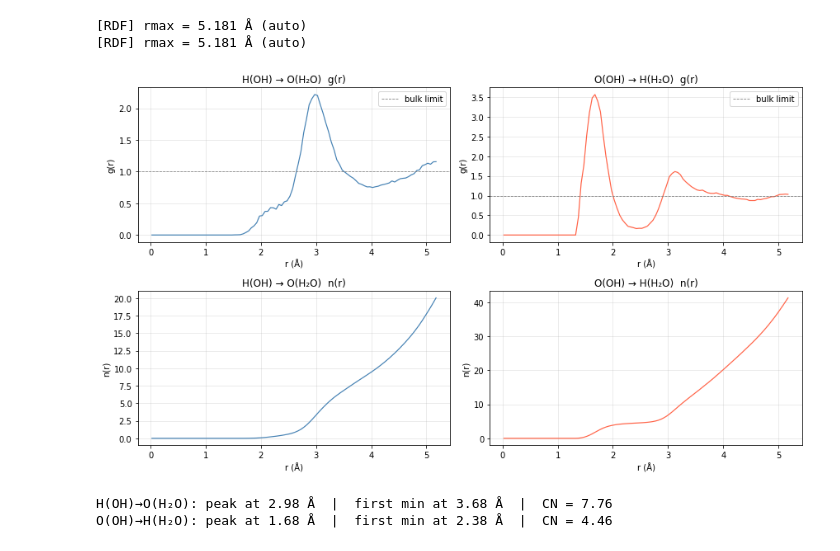
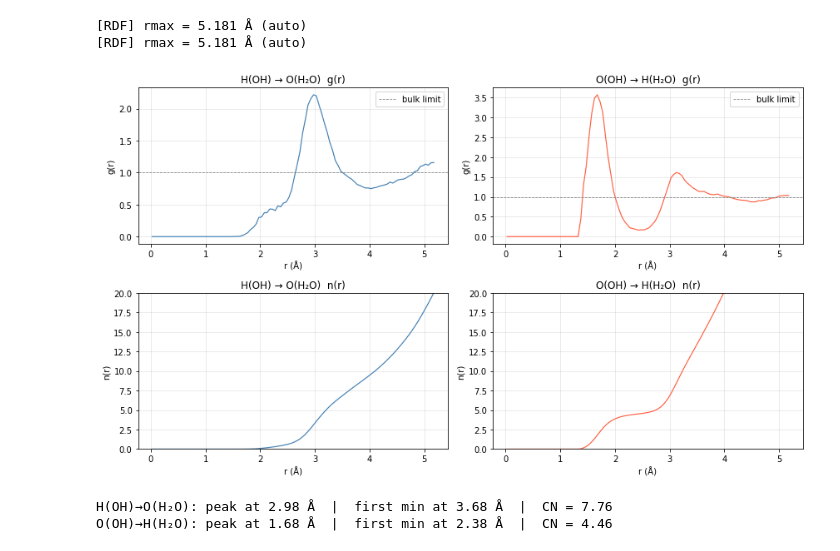
Before and after one commit to viktorsvahn/water, a Jupyter notebook: oh_analysis.ipynb, the cells around one changed output. Saved outputs shown, nothing was run; the diff lists cells and outputs as text; code cells hidden in the pictures.

```diff
--- a/oh_analysis.ipynb
+++ b/oh_analysis.ipynb
@@ -138,10 +136,12 @@ otherwise, so those frames contribute nothing to the histogram).
 r_ho_h, g_ho_h, n_ho_h = traj.rdf(
     center={"HO": "H"}, target={"H2O": "O"},
     dr=0.05, integrate=True,
+    n_workers=2,
 )
 r_ho_o, g_ho_o, n_ho_o = traj.rdf(
     center={"HO": "O"}, target={"H2O": "H"},
     dr=0.05, integrate=True,
+    n_workers=2,
 )
 # %% [output]
 [RDF] rmax = 5.181 Å (auto)
@@ -149,30 +149,31 @@ r_ho_o, g_ho_o, n_ho_o = traj.rdf(
 # %%
 fig, axes = plt.subplots(2, 2, figsize=(12, 7))
 
 for ax, r, g, title, color in [
     (axes[0, 0], r_ho_h, g_ho_h, "H(OH) → O(H₂O)  g(r)", "steelblue"),
     (axes[0, 1], r_ho_o, g_ho_o, "O(OH) → H(H₂O)  g(r)", "tomato"),
 ]:
     ax.plot(r, g, color=color, lw=1.2)
     ax.axhline(1.0, color="0.5", lw=0.8, ls="--", label="bulk limit")
     ax.set_xlabel("r (Å)")
     ax.set_ylabel("g(r)")
     ax.set_title(title)
     ax.legend()
 
 for ax, r, n, title, color in [
     (axes[1, 0], r_ho_h, n_ho_h, "H(OH) → O(H₂O)  n(r)", "steelblue"),
     (axes[1, 1], r_ho_o, n_ho_o, "O(OH) → H(H₂O)  n(r)", "tomato"),
 ]:
     ax.plot(r, n, color=color, lw=1.2)
     ax.set_xlabel("r (Å)")
     ax.set_ylabel("n(r)")
+    ax.set_ylim(0, 20)
     ax.set_title(title)
 
 plt.tight_layout()
 plt.show()
 # %% [output]
-[figure, old version]
+[figure, new version]
 # %%
 # Read off coordination numbers at the first-shell minimum
 for name, r, g, n in [
```
Also changed, not shown: parts of 7 cells of this notebook, 1 other file.
